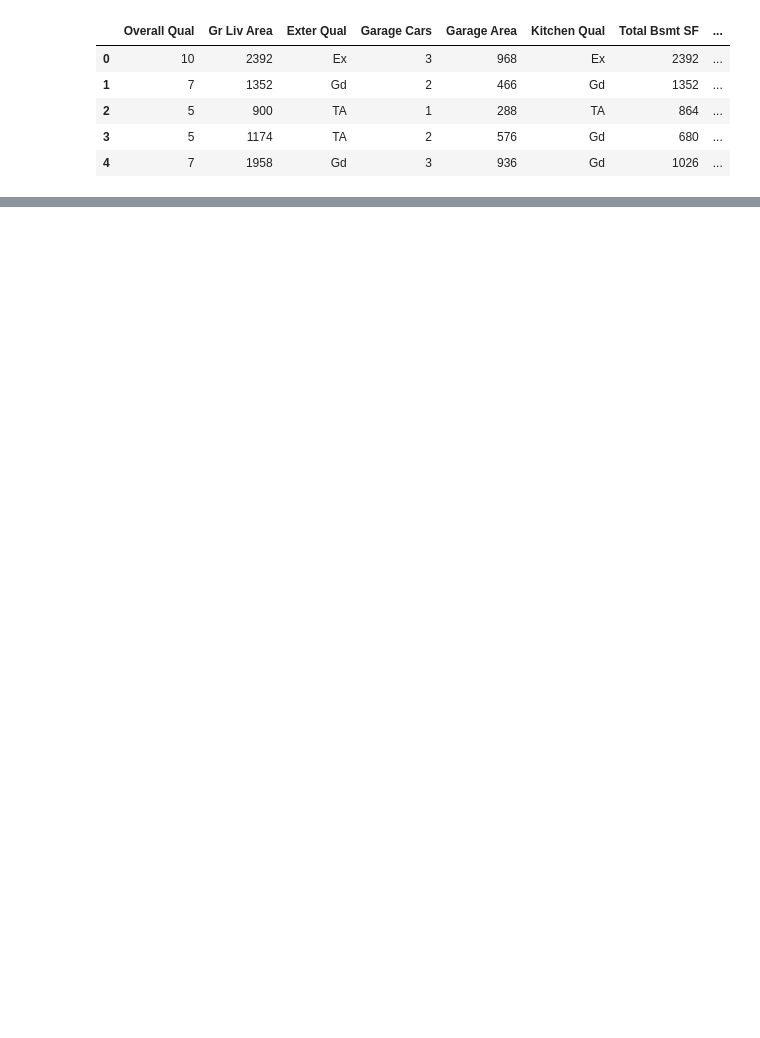
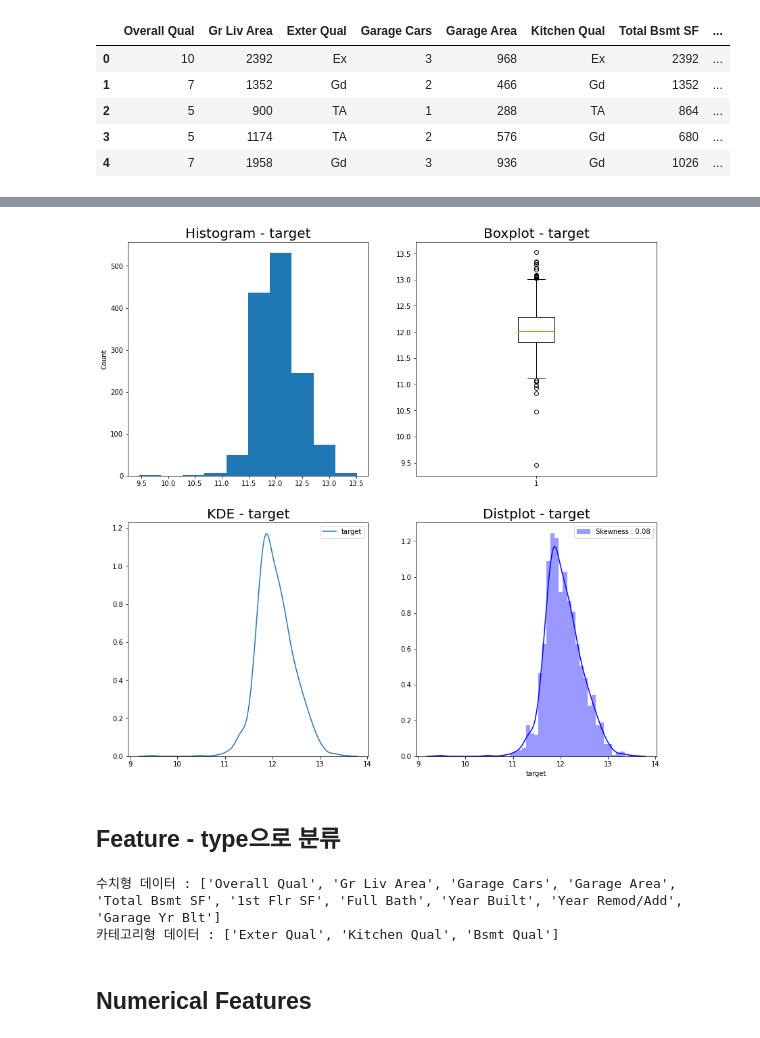
Before and after one commit to Park-taenam/DACON, a Jupyter notebook: HousePrices/HousePrices.ipynb, the cells around one changed output, grey strips where cells are left out. Drawn from its saved outputs; the diff is of its cells as text; code cells hidden in the pictures; blank space fills up the shorter version.

```diff
--- a/HousePrices/HousePrices.ipynb
+++ b/HousePrices/HousePrices.ipynb
@@ -77,0 +141,6 @@ df_train.head()
+# %%
+# log transformation
+
+df_train['target'] = np.log1p(df_train['target'])
+# %%
+target = df_train['target']
@@ -77,0 +159,39 @@ df_train.head()
+# %%
+plt.figure(figsize=(14,14))
+
+plt.subplot(2,2,1)
+plt.hist(target)
+plt.title('Histogram - target', fontdict={'fontsize':20})
+plt.ylabel('Count')
+
+plt.subplot(2,2,2)
+plt.boxplot(target)
+plt.title('Boxplot - target', fontdict={'fontsize':20})
+
+plt.subplot(2,2,3)
+sns.kdeplot(target)
+plt.title('KDE - target', fontdict={'fontsize':20})
+
+plt.subplot(2,2,4)
+sns.distplot(target,
+                   color='b',
+                   label='Skewness : {:.2f}'.format(target.skew()))
+plt.legend(loc='best')
+plt.title('Distplot - target', fontdict={'fontsize':20})
+
+plt.show()
+# %% [output]
+[figure, added]
+# %% [markdown]
+## Feature - type으로 분류
+# %%
+numerical_feature =  df_train.columns[df_train.dtypes!=object][:-1] # target 제외
+categorical_feature = df_train.columns[df_train.dtypes==object]
+
+print('수치형 데이터 : {}'.format(list(numerical_feature)))
+print('카테고리형 데이터 : {}'.format(list(categorical_feature)))
+# %% [output]
+수치형 데이터 : ['Overall Qual', 'Gr Liv Area', 'Garage Cars', 'Garage Area', 'Total Bsmt SF', '1st Flr SF', 'Full Bath', 'Year Built', 'Year Remod/Add', 'Garage Yr Blt']
+카테고리형 데이터 : ['Exter Qual', 'Kitchen Qual', 'Bsmt Qual']
+# %% [markdown]
+## Numerical Features
```
Also changed, not shown: parts of 73 cells of this notebook.
